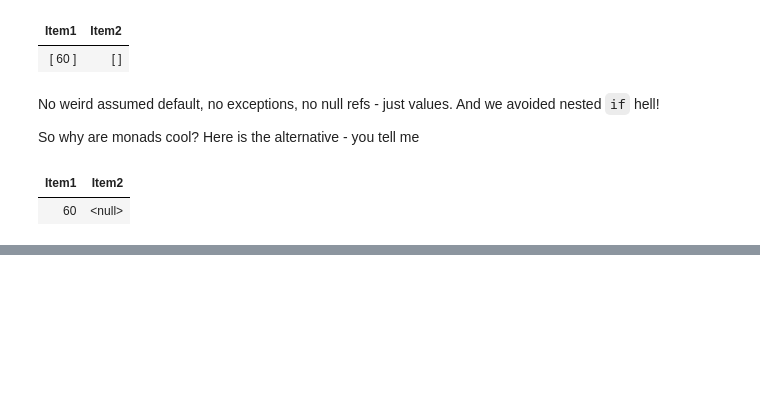
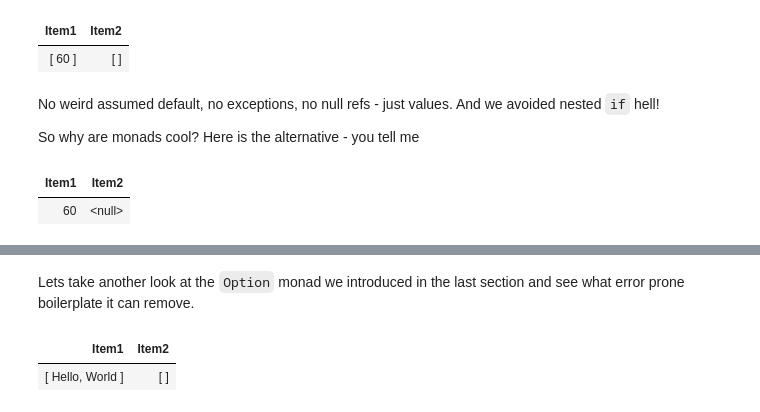
Before and after one commit to qmarsala/FunctionalJourney, a Jupyter notebook: CSharp/functional-csharp-notebook.ipynb, the cells around one changed output, grey strips where cells are left out. Drawn from its saved outputs; the diff is of its cells as text; code cells hidden in the pictures; blank space fills up the shorter version.

Commit message:
monads

```diff
--- a/CSharp/functional-csharp-notebook.ipynb
+++ b/CSharp/functional-csharp-notebook.ipynb
@@ -1004,0 +1033,24 @@ return (valid, invalid); // return null gross!
+# %% [markdown]
+Lets take another look at the `Option` monad we introduced in the last section and see what error prone boilerplate it can remove.
+# %%
+using static LanguageExt.Prelude;
+
+Option<string> optionA = Some("Hello, ");
+Option<string> optionB = Some("World");
+Option<string> optionNone = None;
+
+var result1 =
+    from x in optionA
+    from y in optionB
+    select x + y;
+
+var result2 =
+    from x in optionA
+    from y in optionB
+    from z in optionNone
+    select x + y + z;
+
+return (result1, result2);
+# %% [output]
+| Item1 | Item2 |
+| [ Hello, World ] | [ ] |
```
Also changed, not shown: parts of 14 cells of this notebook.
